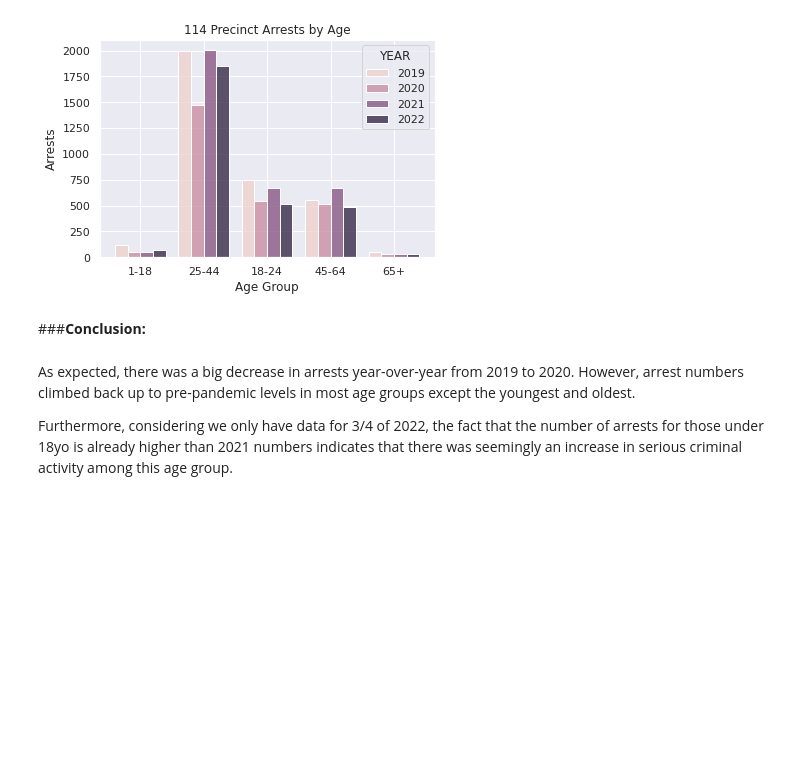
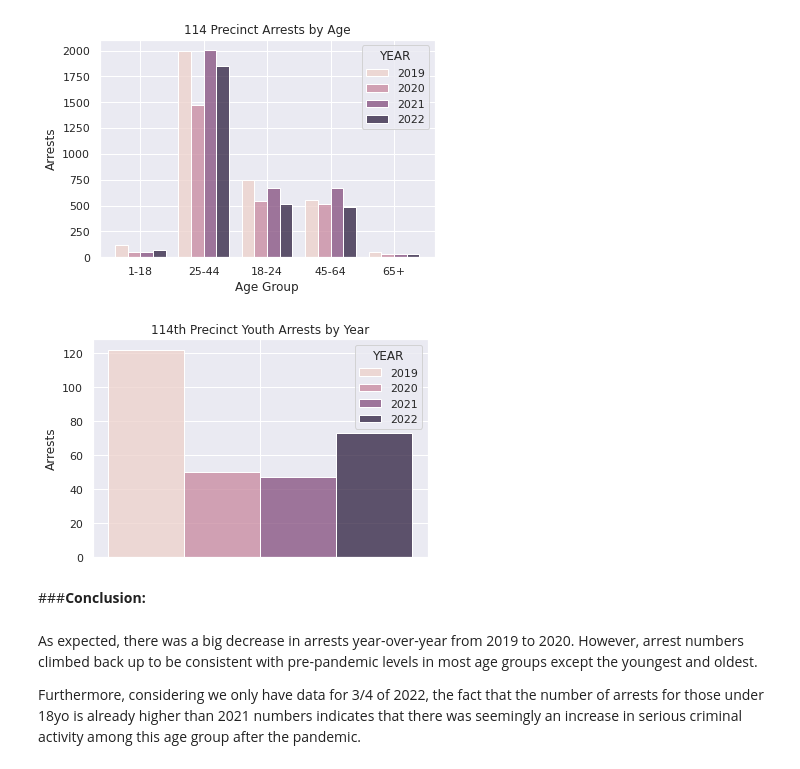
Before and after one commit to davebletsch/Project2-NYC_Arrests, a Jupyter notebook: 01.03.22 - Project 2.ipynb, the cells around one changed output. Drawn from its saved outputs; the diff is of its cells as text; code cells hidden in the pictures; blank space fills up the shorter version.

Commit message:
Add zoomed visualization of YOUTH age group

```diff
--- a/01.03.22 - Project 2.ipynb
+++ b/01.03.22 - Project 2.ipynb
@@ -210,9 +239,23 @@ plt.ylabel('Arrests')
 sns.histplot(data=serious, x='AGE_GROUP', hue='YEAR', multiple='dodge', shrink=.8);
 # %% [output]
 [figure]
+# %%
+# Filter the 'serious' df to only include the youngest age group
+youth_serious = serious[serious['AGE_GROUP'] == '1-18']
+# %%
+# 'Zoom' in on only the youngest age group to show the relatively dramatic increase from 2021 > 2022
+sns.set(style="darkgrid")
+plt.title('114th Precinct Youth Arrests by Year')
+plt.ylabel('Arrests')
+ax = sns.histplot(data=youth_serious, x='AGE_GROUP', hue='YEAR', multiple='dodge');
+ax.axes.xaxis.set_ticklabels([])
+ax.set(xlabel=None)
+plt.show()
+# %% [output]
+[figure, added]
 # %% [markdown]
 ###**Conclusion:**
 # %% [markdown]
-As expected, there was a big decrease in arrests year-over-year from 2019 to 2020. However, arrest numbers climbed back up to pre-pandemic levels in most age groups except the youngest and oldest.
+As expected, there was a big decrease in arrests year-over-year from 2019 to 2020. However, arrest numbers climbed back up to be consistent with pre-pandemic levels in most age groups except the youngest and oldest.
 
-Furthermore, considering we only have data for 3/4 of 2022, the fact that the number of arrests for those under 18yo is already higher than 2021 numbers indicates that there was seemingly an increase in serious criminal activity among this age group.
+Furthermore, considering we only have data for 3/4 of 2022, the fact that the number of arrests for those under 18yo is already higher than 2021 numbers indicates that there was seemingly an increase in serious criminal activity among this age group after the pandemic.
```
Also changed, not shown: parts of 13 cells of this notebook.
